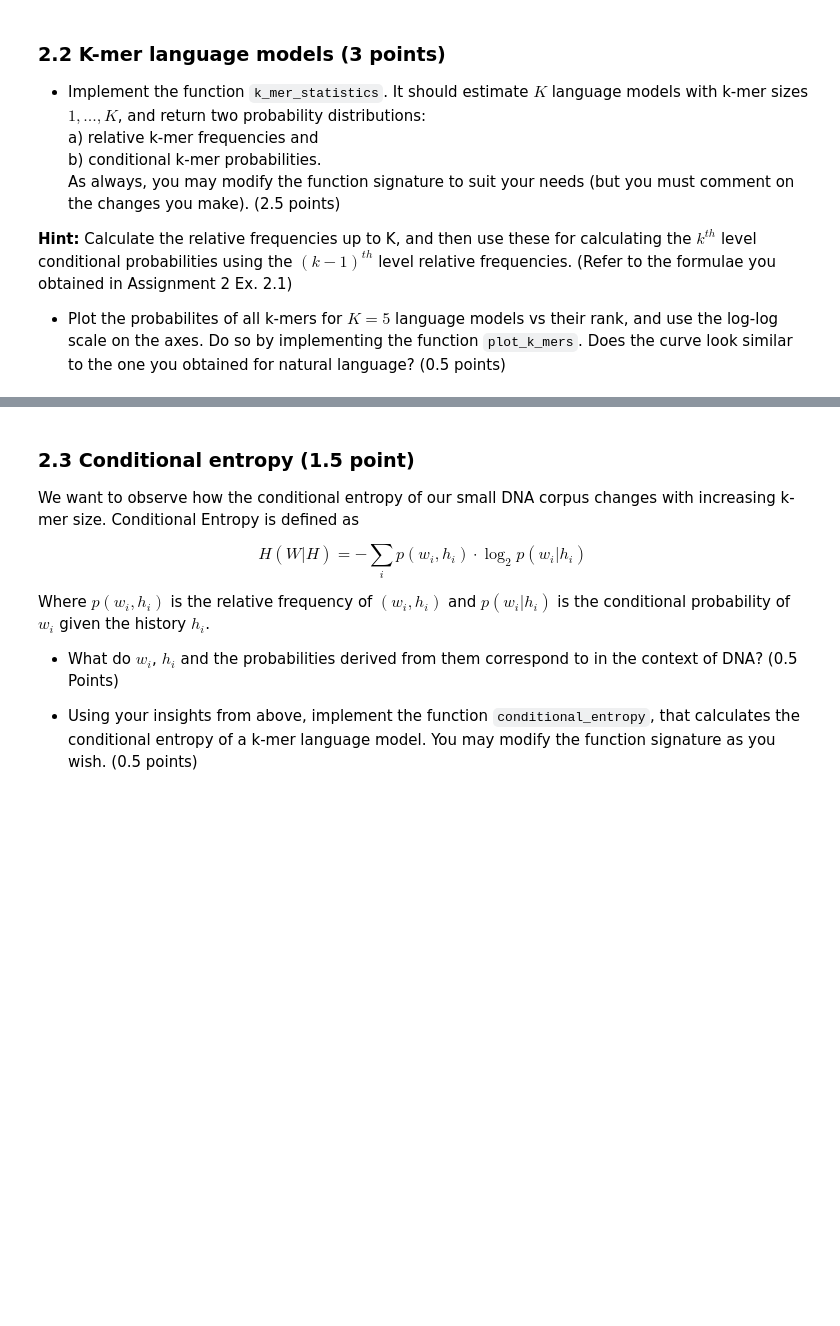
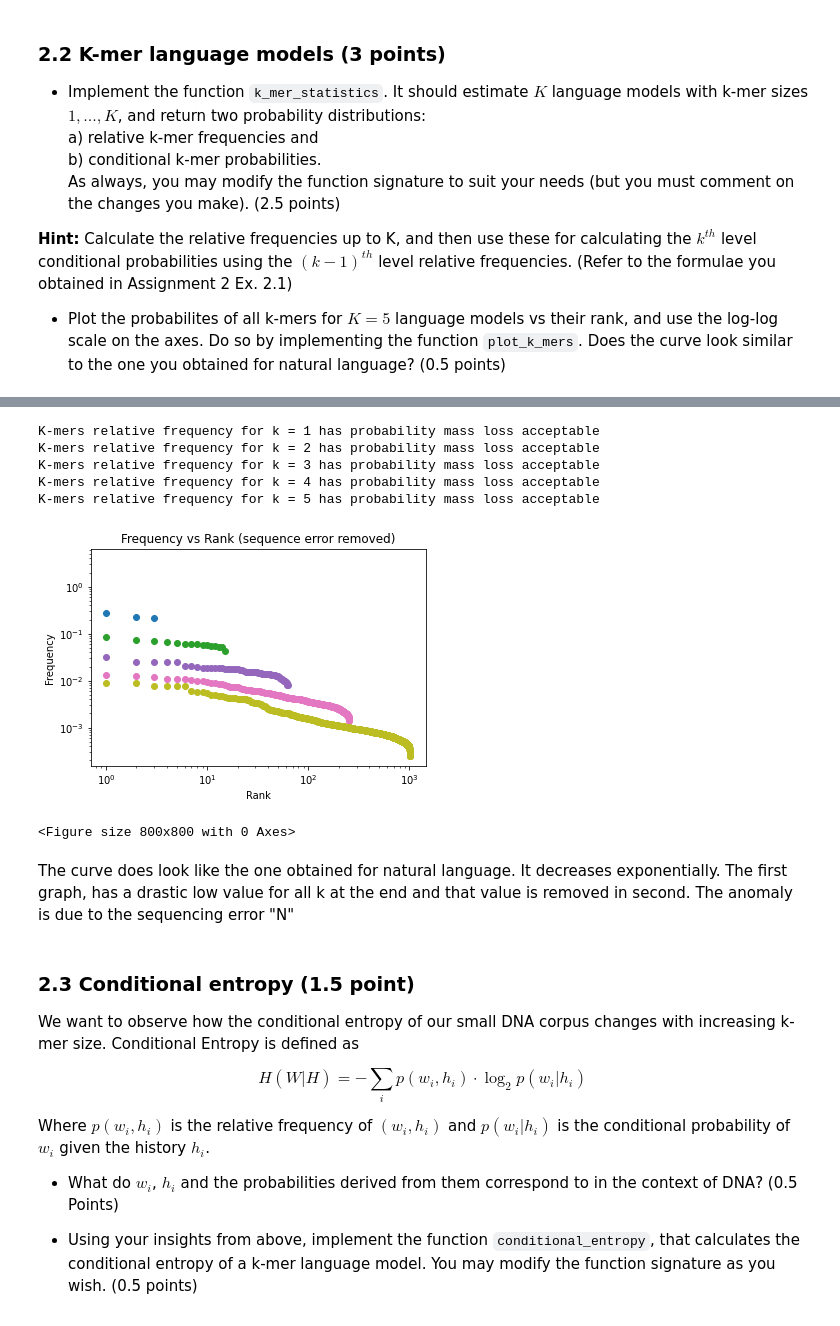
Before and after one commit to sarmilaupadhyaya/Statistical-NLP-2021-Summer, a Jupyter notebook: assignments/Assignment4/Assignment4.ipynb, the cells around one changed output, grey strips where cells are left out. Cells and saved outputs as stored; diff of their text form; code cells hidden in the pictures; blank space fills up the shorter version.

```diff
--- a/assignments/Assignment4/Assignment4.ipynb
+++ b/assignments/Assignment4/Assignment4.ipynb
@@ -188,5 +200,14 @@ K-mers relative frequency for k = 5 has probability mass loss acceptable
 # %%
 # 2.2 k-mer statistics, cleaning by removing the sequencing errors, i. e. unreadable parts of the DNA.
 rel_freqs, cond_probs = exercise_2.k_mer_statistics(genome_red_loc, K=5, remove_seq_error=True)
+title = "Frequency vs Rank (sequence error removed)"
 # plot
-exercise_2.plot_k_mers(rel_freqs)
+exercise_2.plot_k_mers(rel_freqs, title=title)
+# %% [output]
+K-mers relative frequency for k = 1 has probability mass loss acceptable
+K-mers relative frequency for k = 2 has probability mass loss acceptable
+K-mers relative frequency for k = 3 has probability mass loss acceptable
+K-mers relative frequency for k = 4 has probability mass loss acceptable
+K-mers relative frequency for k = 5 has probability mass loss acceptable
+[figure, added]
+<Figure size 800x800 with 0 Axes>
@@ -199,3 +214,6 @@ exercise_2.plot_k_mers(rel_freqs)
+# %% [markdown]
+
+The curve does look like the one obtained for natural language. It decreases exponentially. The first graph, has a drastic low value for all k at the end and that value is removed in second. The anomaly is due to the sequencing error "N"
 # %% [markdown]
 ### 2.3 Conditional entropy (1.5 point)
 We want to observe how the conditional entropy of our small DNA corpus changes with increasing k-mer size. Conditional Entropy is defined as
```
Also changed, not shown: parts of 11 cells of this notebook, 1 other file.
